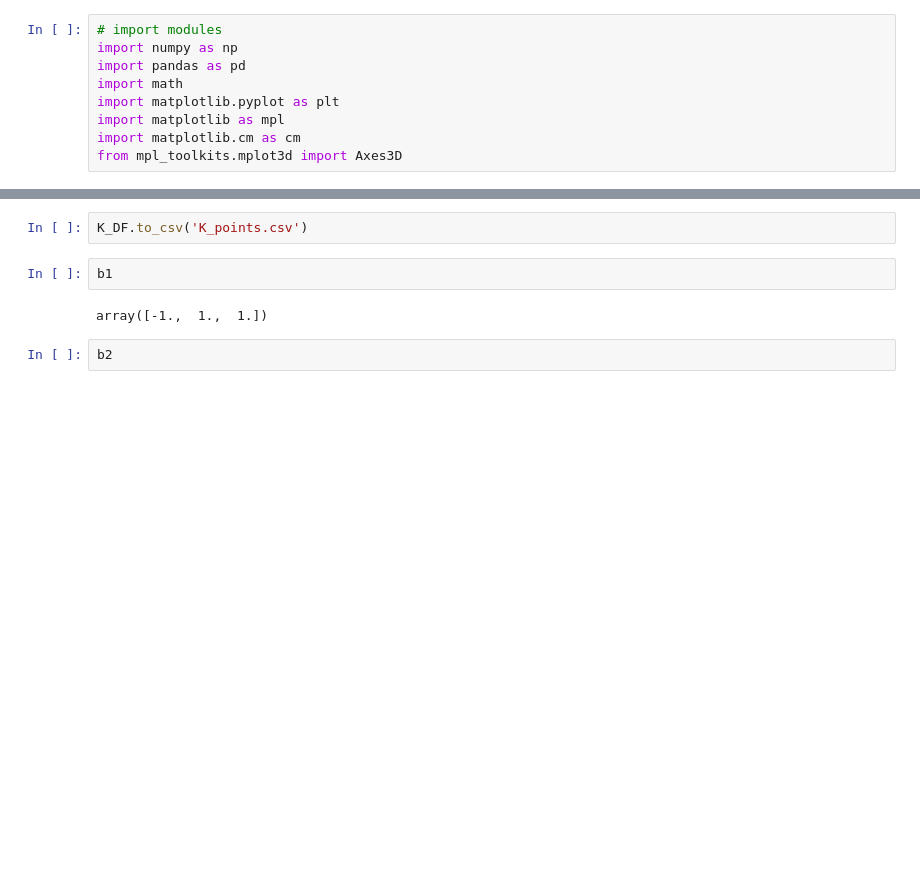
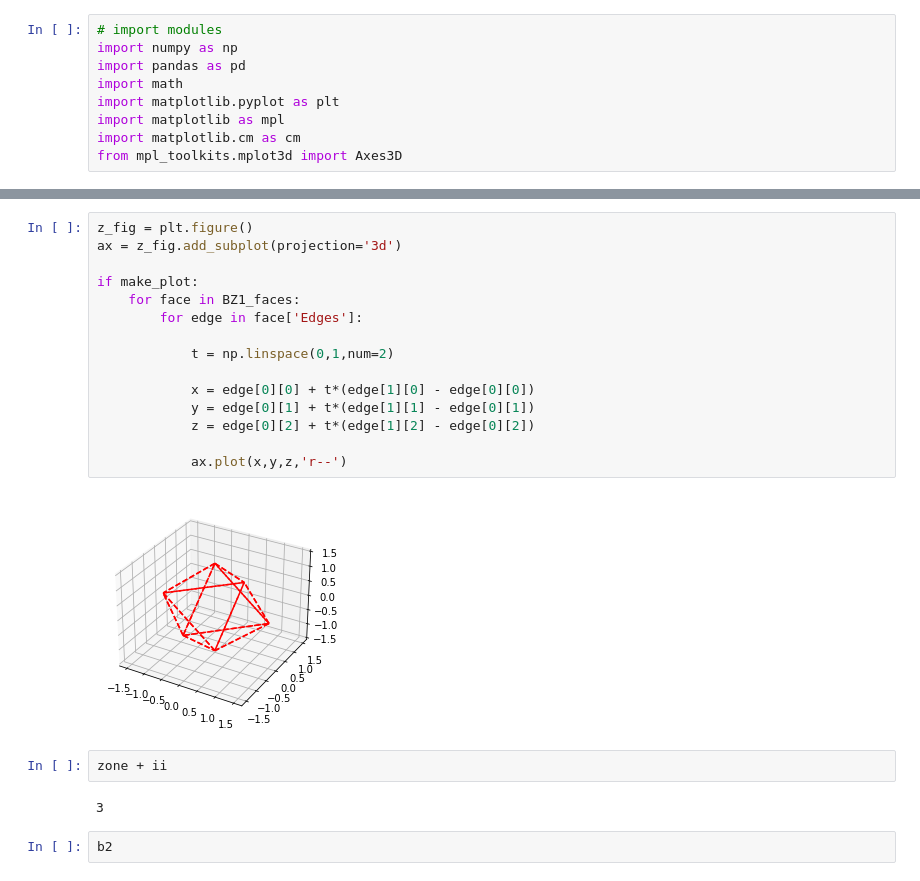
Before and after one commit to wileyds/geometric-constructions, a Jupyter notebook: Brillouin Zones.ipynb, the cells around one changed output, grey strips where cells are left out. Drawn from its saved outputs; the diff is of its cells as text; blank space fills up the shorter version.

Commit message:
address several issues with face and edge truncation and loop nesting. Thappears to be the first fully functional version of the 1st Brillouin zone constructor, validated using the fcc lattice.

```diff
--- a/Brillouin Zones.ipynb
+++ b/Brillouin Zones.ipynb
@@ -430,9 +602,24 @@ jj =  18
-# %%
-K_DF.to_csv('K_points.csv')
-# %%
-b1
-# %% [output]
-array([-1.,  1.,  1.])
+# %%
+z_fig = plt.figure()
+ax = z_fig.add_subplot(projection='3d')
+
+if make_plot:
+    for face in BZ1_faces:
+        for edge in face['Edges']:
+
+            t = np.linspace(0,1,num=2)
+
+            x = edge[0][0] + t*(edge[1][0] - edge[0][0])
+            y = edge[0][1] + t*(edge[1][1] - edge[0][1])
+            z = edge[0][2] + t*(edge[1][2] - edge[0][2])
+
+            ax.plot(x,y,z,'r--')
+# %% [output]
+[figure, added]
+# %%
+zone + ii
+# %% [output]
+3
 # %%
 b2
 # %% [output]
```
Also changed, not shown: parts of 1 cell of this notebook.
